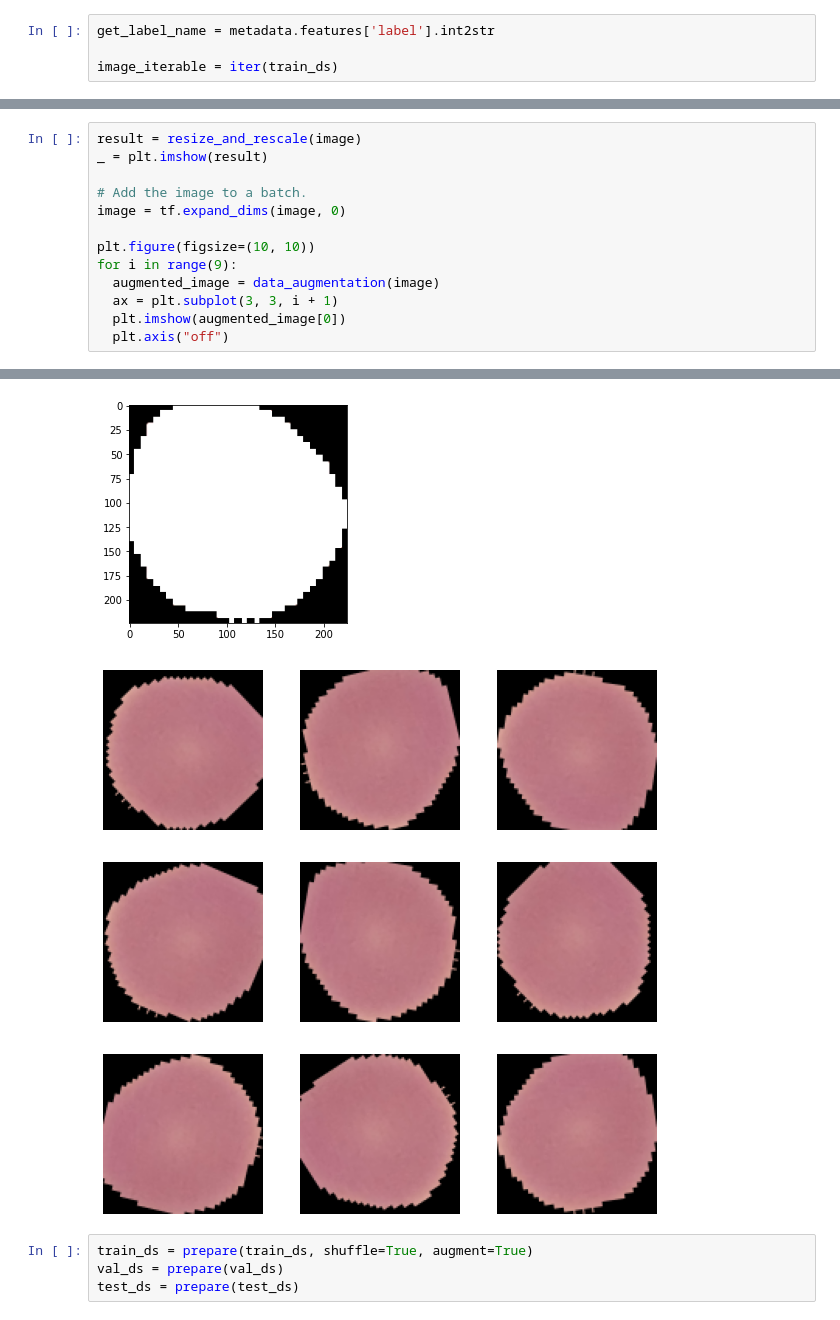
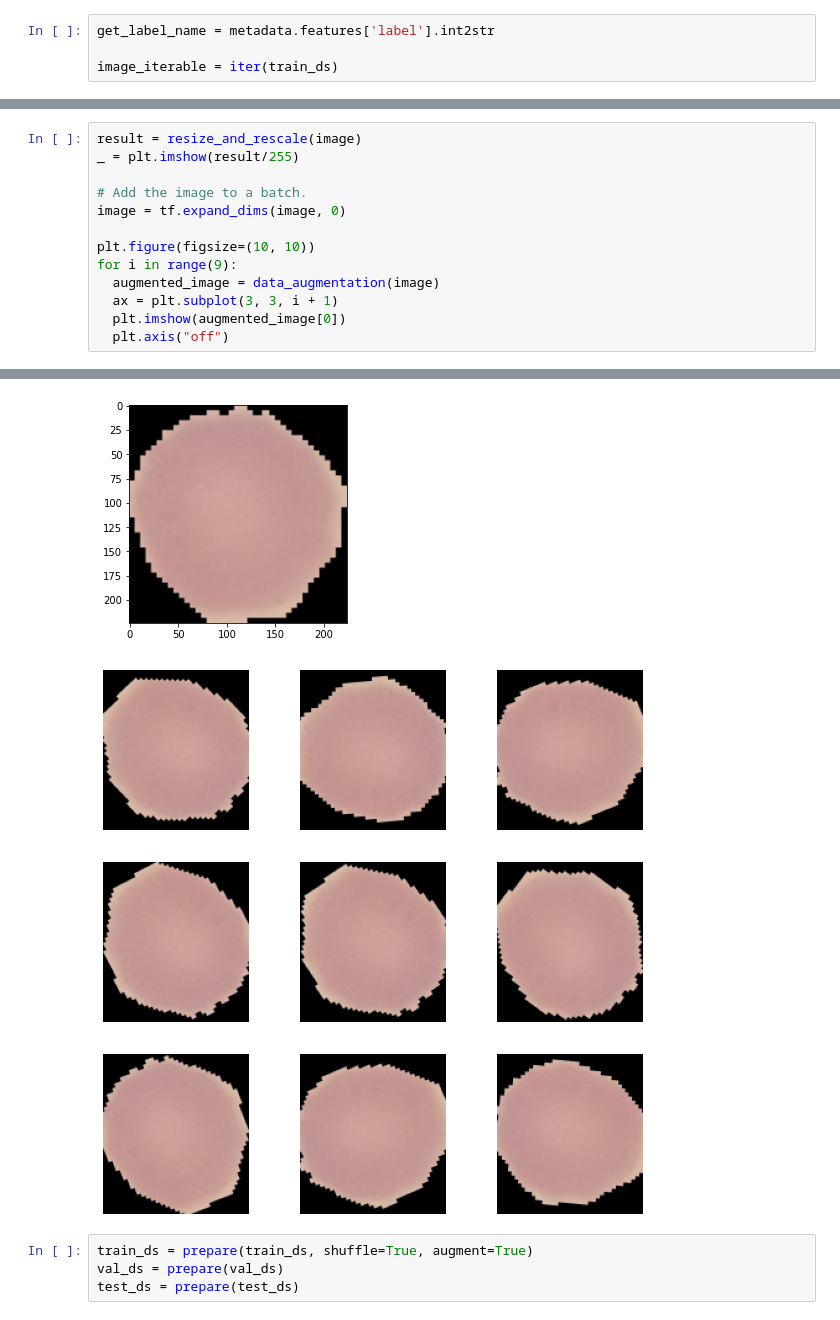
Before and after one commit to oskarikerppo/transfer-learning, a Jupyter notebook: deep_learning_project_work.ipynb, the cells around one changed output, grey strips where cells are left out. Saved outputs shown, nothing was run; the diff lists cells and outputs as text.

```diff
--- a/deep_learning_project_work.ipynb
+++ b/deep_learning_project_work.ipynb
@@ -158,6 +162,6 @@ _ = plt.title(get_label_name(label))
 # %%
 result = resize_and_rescale(image)
-_ = plt.imshow(result)
+_ = plt.imshow(result/255)
 
 # Add the image to a batch.
 image = tf.expand_dims(image, 0)
@@ -173,5 +176,5 @@ WARNING:matplotlib.image:Clipping input data to the valid range for imshow with
-[figure, old version]
+[figure, new version]
-[figure, old version]
+[figure, new version]
 # %%
 train_ds = prepare(train_ds, shuffle=True, augment=True)
 val_ds = prepare(val_ds)
```
Also changed, not shown: parts of 20 cells of this notebook, 5 other files.
